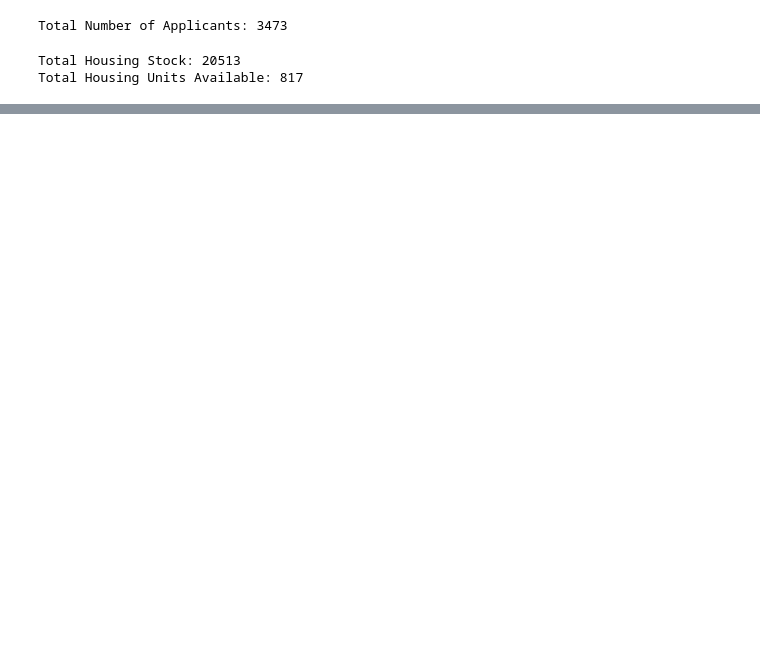
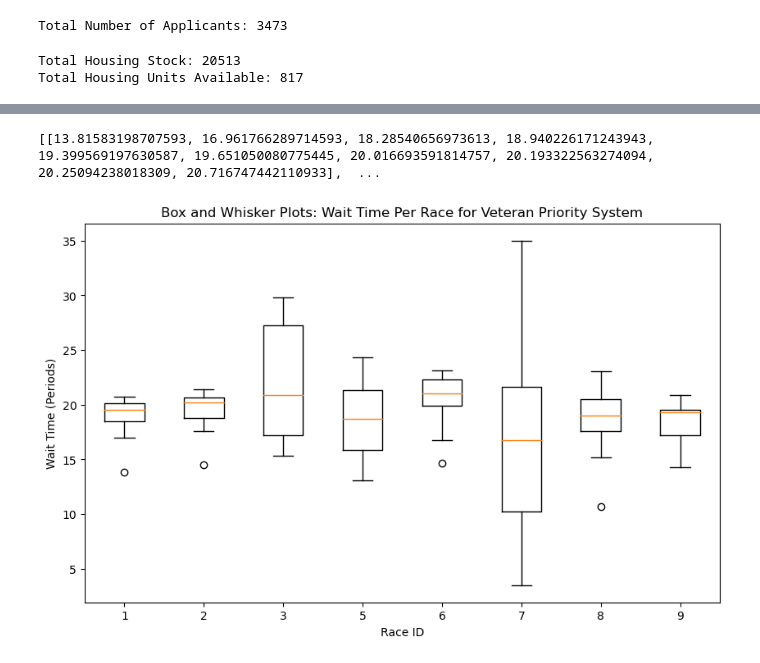
Before and after one commit to atulpokh/cpsc464final, a Jupyter notebook: model.ipynb, the cells around one changed output, grey strips where cells are left out. Drawn from its saved outputs; the diff is of its cells as text; code cells hidden in the pictures; blank space fills up the shorter version.

```diff
--- a/model.ipynb
+++ b/model.ipynb
@@ -309,0 +198,32 @@ for priority in priorities:
+# %%
+import matplotlib.pyplot as plt
+
+
+df_all = pd.read_csv('results/output/output_10_trials.csv')
+
+# Sort the DataFrame by 'Sort_Column'
+df_all_sorted = df_all.sort_values('w_veteran')
+df_all_sorted = df_all_sorted.reindex(sorted(df_all_sorted.columns), axis=1)
+
+# Create a list to store data for each category
+category_data = [df_all_sorted[df_all_sorted['race_id'] == category]['w_veteran'].tolist() for category in sorted(df_all_sorted['race_id'].unique())]
+category_data_float = []
+for vector in category_data:
+    vector = [float(data) for data in vector]
+    category_data_float.append(vector)
+
+print(category_data_float)
+# Plot multiple box and whisker plots
+plt.figure(figsize=(10, 6))
+plt.boxplot(category_data_float, labels=sorted(df_all_sorted['race_id'].unique()))
+
+# Add labels and title
+plt.xlabel('Race ID')
+plt.ylabel('Wait Time (Periods)')
+plt.title('Box and Whisker Plots: Wait Time Per Race for Veteran Priority System')
+
+# Show the plot
+plt.show()
+# %% [output]
+[[13.81583198707593, 16.961766289714593, 18.28540656973613, 18.940226171243943, 19.399569197630587, 19.651050080775445, 20.016693591814757, 20.193322563274094, 20.25094238018309, 20.716747442110933],  ...
+[figure, added]
```
Also changed, not shown: parts of 10 cells of this notebook.
